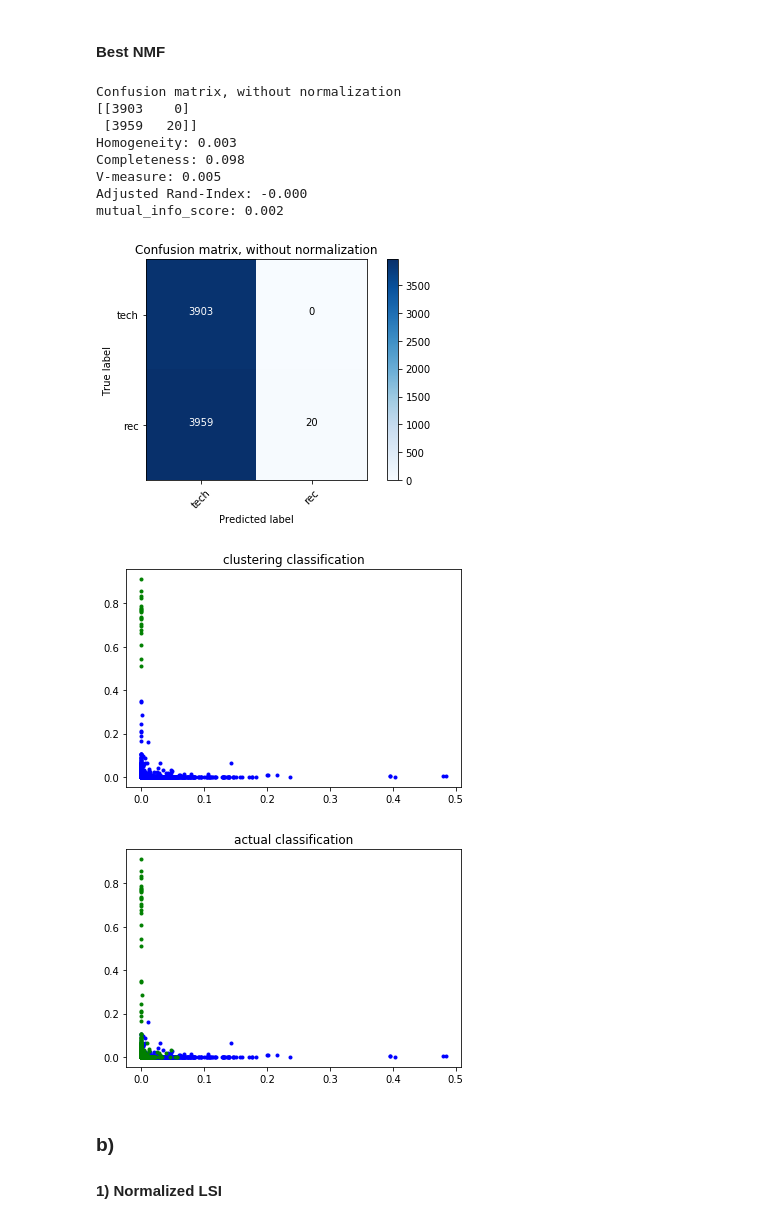
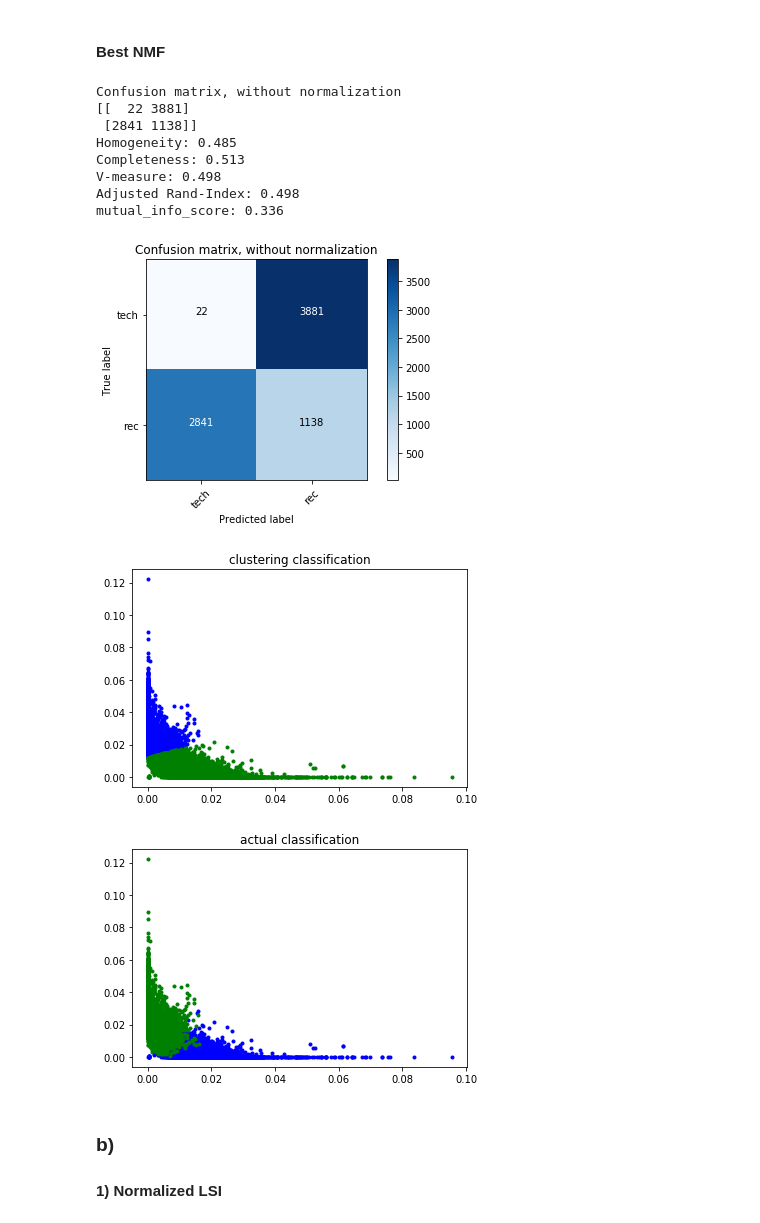
Before and after one commit to wppply/ECE219_projects, a Jupyter notebook: project_2/Project2.ipynb, the cells around one changed output. Drawn from its saved outputs; the diff is of its cells as text; code cells hidden in the pictures.

Commit message:
change plots

```diff
--- a/project_2/Project2.ipynb
+++ b/project_2/Project2.ipynb
@@ -297,26 +297,28 @@ mutual_info_score: 0.230
 # %% [markdown]
 #### Best NMF
 # %%
-X_NMF = pickle.load(open("X_NMF.dat","rb"))
+# X_NMF = pickle.load(open("X_NMF.dat","rb"))
+nmf = NMF(n_components=2, init='random', random_state=42)
+Best_NMF = nmf.fit_transform(X_tfidf)
 
-Best_NMF = X_NMF[:,:2]
+
 km_best_NMF = KMeans(n_clusters=2, init='k-means++')
 km_best_NMF.fit(Best_NMF)
 labels = dataset.target
 labels = (labels >3)
 utils.compare_result(Best_NMF,labels,km_best_NMF.labels_)
 # %% [output]
 Confusion matrix, without normalization
-[[3903    0]
- [3959   20]]
-Homogeneity: 0.003
-Completeness: 0.098
-V-measure: 0.005
-Adjusted Rand-Index: -0.000
-mutual_info_score: 0.002
+[[  22 3881]
+ [2841 1138]]
+Homogeneity: 0.485
+Completeness: 0.513
+V-measure: 0.498
+Adjusted Rand-Index: 0.498
+mutual_info_score: 0.336
-[figure, old version]
+[figure, new version]
-[figure, old version]
+[figure, new version]
-[figure, old version]
+[figure, new version]
 # %% [markdown]
 ### b)
 #### 1) Normalized LSI
```
Also changed, not shown: parts of 1 cell of this notebook, 1 other file.
